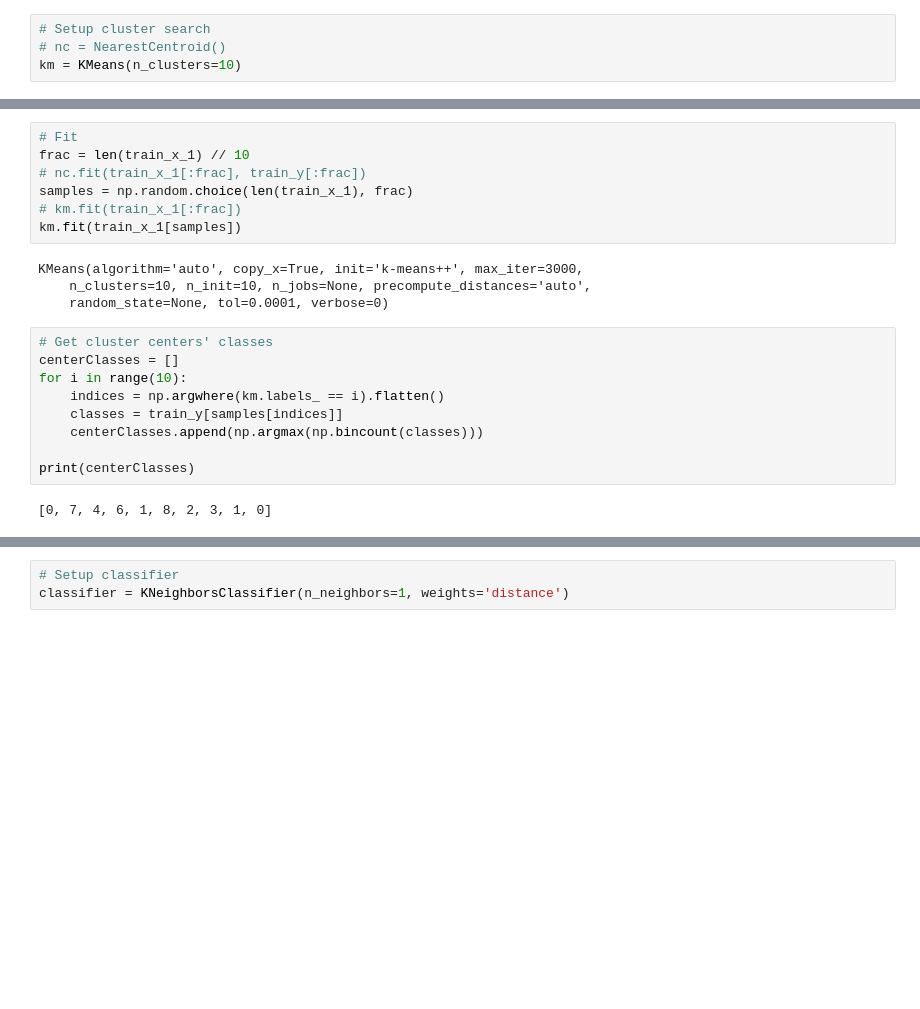
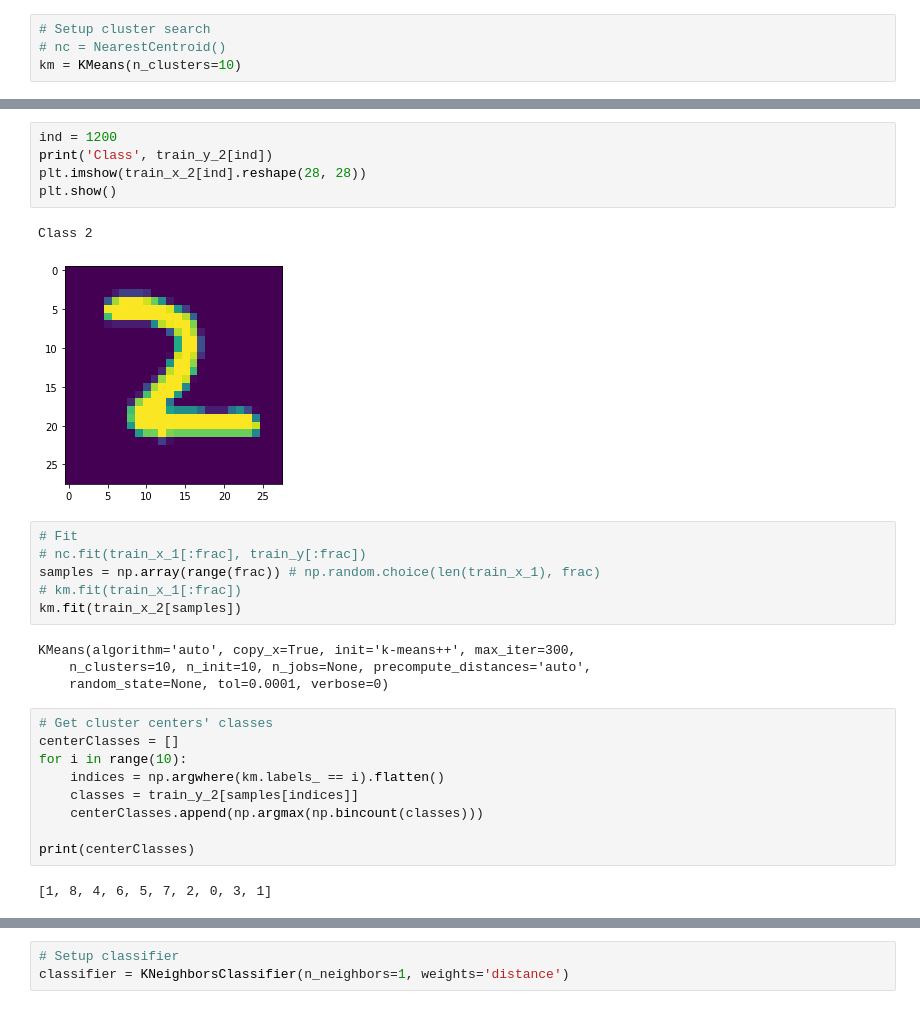
Before and after one commit to scikodot/msu-share, a Jupyter notebook: ml/seminar03/seminar03_knn.ipynb, the cells around one changed output, grey strips where cells are left out. Saved outputs shown, nothing was run; the diff lists cells and outputs as text; blank space fills up the shorter version.

```diff
--- a/ml/seminar03/seminar03_knn.ipynb
+++ b/ml/seminar03/seminar03_knn.ipynb
@@ -182,12 +195,19 @@ km = KMeans(n_clusters=10)
+# %%
+ind = 1200
+print('Class', train_y_2[ind])
+plt.imshow(train_x_2[ind].reshape(28, 28))
+plt.show()
+# %% [output]
+Class 2
+[figure, added]
 # %%
 # Fit
-frac = len(train_x_1) // 10
 # nc.fit(train_x_1[:frac], train_y[:frac])
-samples = np.random.choice(len(train_x_1), frac)
+samples = np.array(range(frac)) # np.random.choice(len(train_x_1), frac)
 # km.fit(train_x_1[:frac])
-km.fit(train_x_1[samples])
+km.fit(train_x_2[samples])
 # %% [output]
-KMeans(algorithm='auto', copy_x=True, init='k-means++', max_iter=3000,
+KMeans(algorithm='auto', copy_x=True, init='k-means++', max_iter=300,
     n_clusters=10, n_init=10, n_jobs=None, precompute_distances='auto',
     random_state=None, tol=0.0001, verbose=0)
 # %%
@@ -195,12 +215,12 @@ KMeans(algorithm='auto', copy_x=True, init='k-means++', max_iter=3000,
 centerClasses = []
 for i in range(10):
     indices = np.argwhere(km.labels_ == i).flatten()
-    classes = train_y[samples[indices]]
+    classes = train_y_2[samples[indices]]
     centerClasses.append(np.argmax(np.bincount(classes)))
 
 print(centerClasses)
 # %% [output]
-[0, 7, 4, 6, 1, 8, 2, 3, 1, 0]
+[1, 8, 4, 6, 5, 7, 2, 0, 3, 1]
 # %%
 # Show centroids
 # for i in range(len(nc.centroids_)):
```
Also changed, not shown: parts of 5 cells of this notebook.
